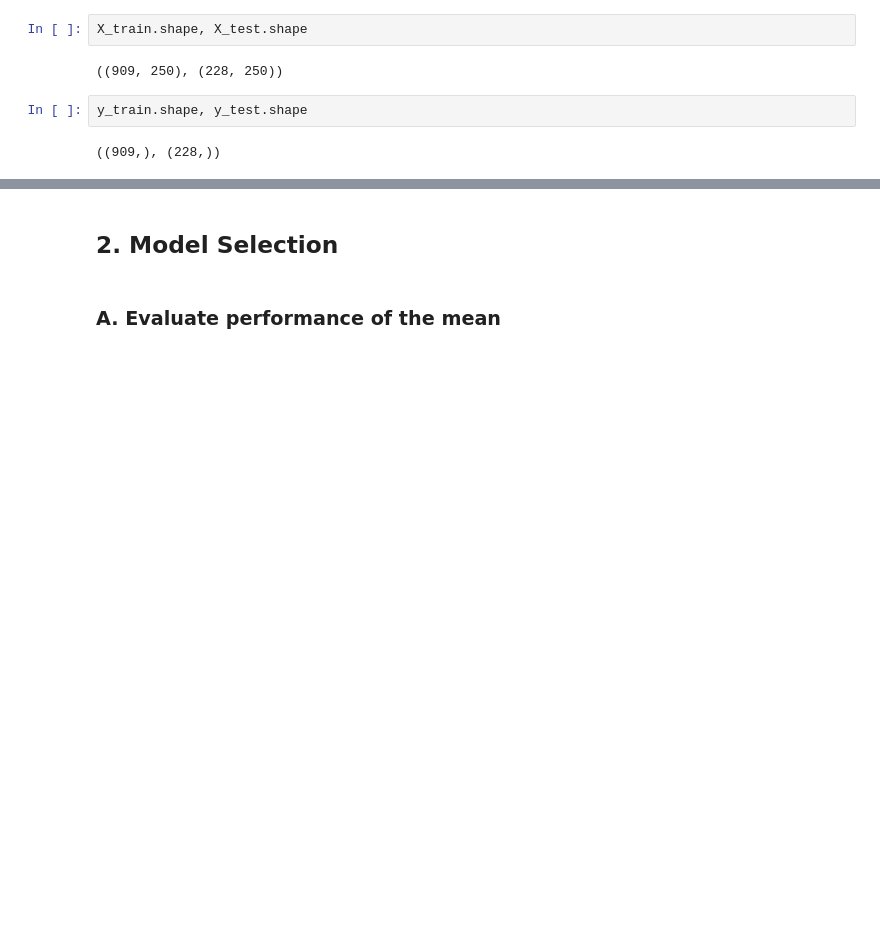
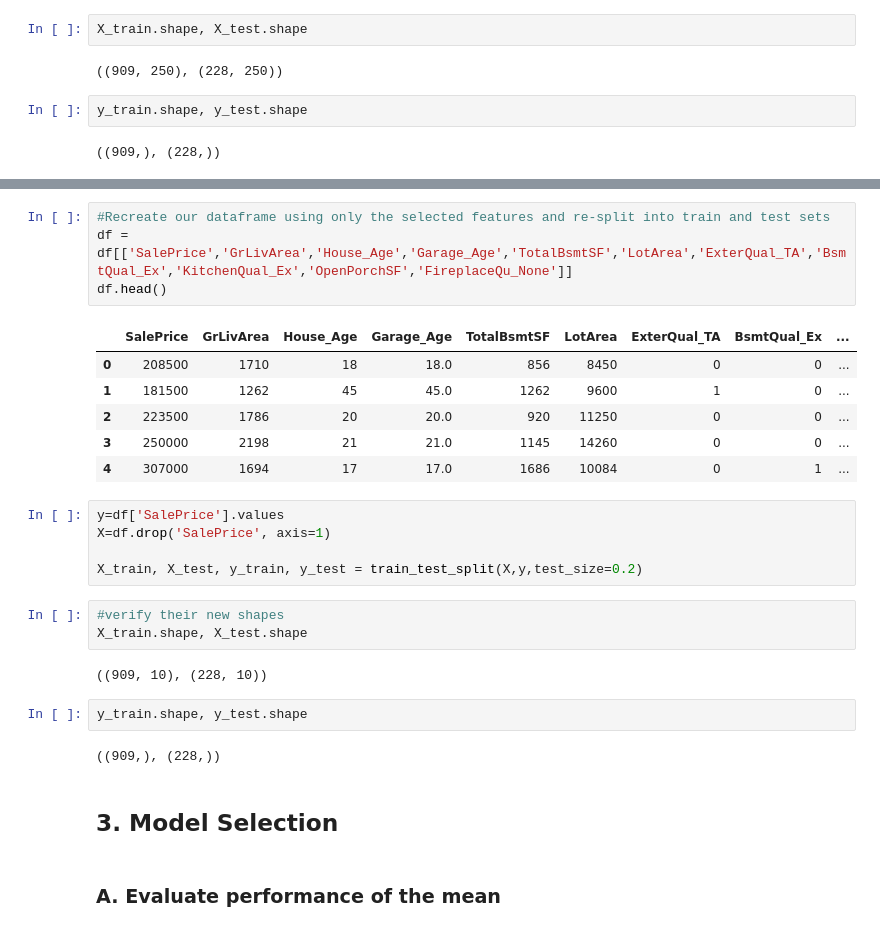
Before and after one commit to nroller28/CapstoneTwo, a Jupyter notebook: Modeling - Capstone Two - NRoller.ipynb, the cells around one changed output, grey strips where cells are left out. Drawn from its saved outputs; the diff is of its cells as text; blank space fills up the shorter version.

```diff
--- a/Modeling - Capstone Two - NRoller.ipynb
+++ b/Modeling - Capstone Two - NRoller.ipynb
@@ -68,4 +412,29 @@ y_train.shape, y_test.shape
+# %%
+#Recreate our dataframe using only the selected features and re-split into train and test sets
+df = df[['SalePrice','GrLivArea','House_Age','Garage_Age','TotalBsmtSF','LotArea','ExterQual_TA','BsmtQual_Ex','KitchenQual_Ex','OpenPorchSF','FireplaceQu_None']]
+df.head()
+# %% [output]
+|  | SalePrice | GrLivArea | House_Age | Garage_Age | TotalBsmtSF | LotArea | ExterQual_TA | BsmtQual_Ex | ... |
+| 0 | 208500 | 1710 | 18 | 18.0 | 856 | 8450 | 0 | 0 | ... |
+| 1 | 181500 | 1262 | 45 | 45.0 | 1262 | 9600 | 1 | 0 | ... |
+| 2 | 223500 | 1786 | 20 | 20.0 | 920 | 11250 | 0 | 0 | ... |
+| 3 | 250000 | 2198 | 21 | 21.0 | 1145 | 14260 | 0 | 0 | ... |
+| 4 | 307000 | 1694 | 17 | 17.0 | 1686 | 10084 | 0 | 1 | ... |
+# %%
+y=df['SalePrice'].values
+X=df.drop('SalePrice', axis=1)
+
+X_train, X_test, y_train, y_test = train_test_split(X,y,test_size=0.2)
+# %%
+#verify their new shapes
+X_train.shape, X_test.shape
+# %% [output]
+((909, 10), (228, 10))
+# %%
+y_train.shape, y_test.shape
+# %% [output]
+((909,), (228,))
 # %% [markdown]
-## 2. Model Selection
+## 3. Model Selection
 # %% [markdown]
 ### A. Evaluate performance of the mean
```
Also changed, not shown: parts of 124 cells of this notebook, 1 other file.
